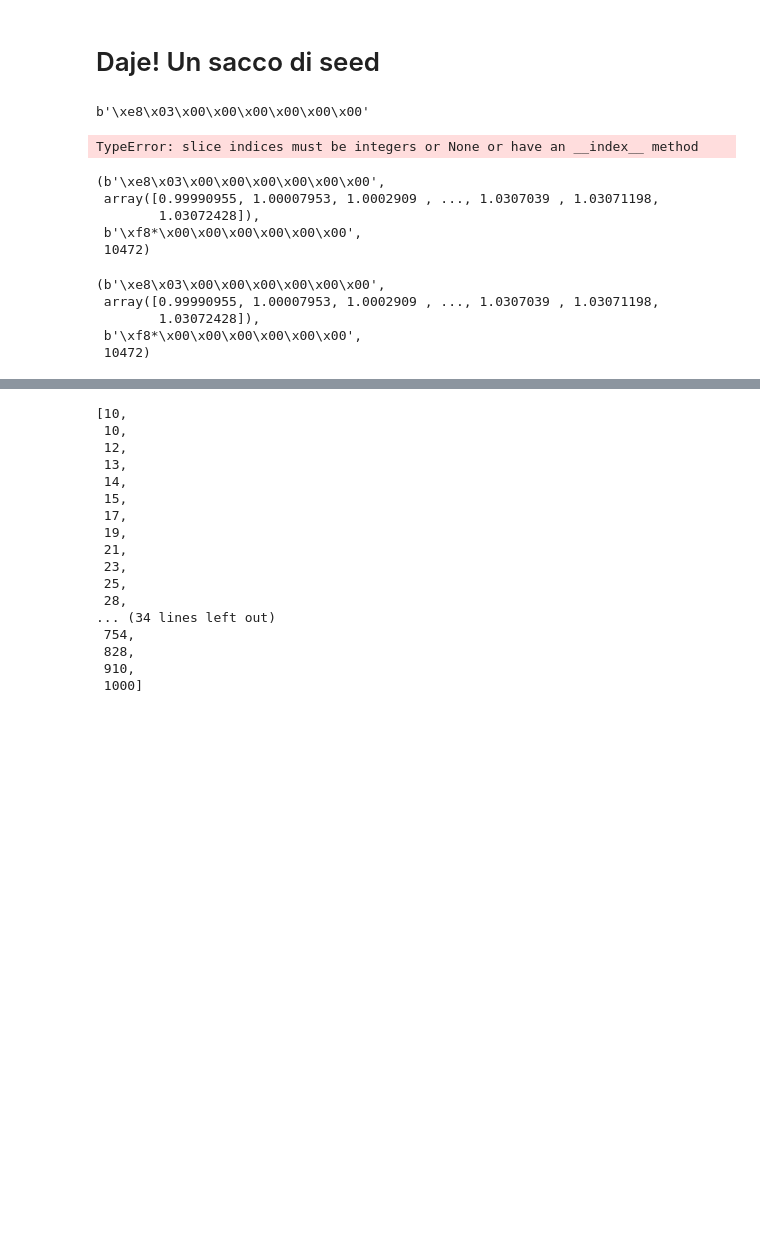
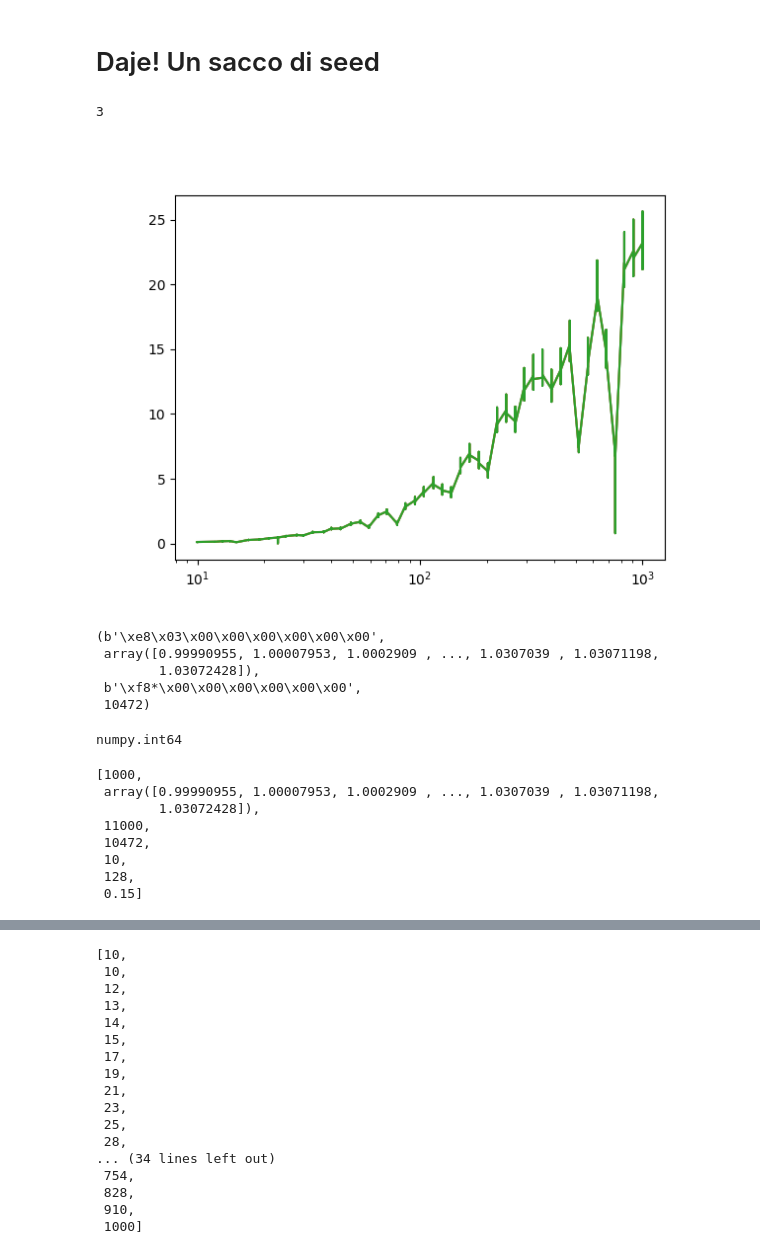
Before and after one commit to giusSacco/ADR, a Jupyter notebook: parameter_spanning.ipynb, the cells around one changed output, grey strips where cells are left out. Saved outputs shown, nothing was run; the diff lists cells and outputs as text; code cells hidden in the pictures; blank space fills up the shorter version.

```diff
--- a/parameter_spanning.ipynb
+++ b/parameter_spanning.ipynb
@@ -367,8 +367,7 @@ for period in periods:
                 raise ValueError('No data found')
             N_t_stationary.append(r[0])
             c_avg.append(str(r[1]))
-            data_periods.append(periods)
-            print(r[0])
+            data_periods.append(period)
             m, a, p = get_oscillation_amplitude(r[1][r[0]:])
             mean.append(m)
             amplitude.append(a)
@@ -376,18 +375,23 @@ for period in periods:
             seed = r[3]
 
             dataset[seed] = {'N_t_stationary': N_t_stationary, 'c_avg': c_avg, 'periods': data_periods, 'mean':mean, 'phase':phase, 'amplitude':amplitude}
-# %% [output]
-b'\xe8\x03\x00\x00\x00\x00\x00\x00'
-TypeError: slice indices must be integers or None or have an __index__ method
+# %%
+len(dataset.keys())
+# %% [output]
+3
 # %%
-plt.figure()
-
-for seed in dataset.keys():
-
-    plt.plot(dataset[seed]['periods'], dataset[seed]['amplitude']/np.max(dataset[seed]['amplitude']), label=seed)
+plt.close('all')
 
 plt.figure()
+for seed in dataset.keys():
+    plt.plot(dataset[seed]['periods'], dataset[seed]['amplitude'], label=seed)
 
-for seed in dataset.keys():
+plt.xscale('log')
 
-    plt.plot(dataset[seed]['periods'], dataset[seed]['phase'], label=seed)
+# plt.figure()
+
+# for seed in dataset.keys():
+
+#     plt.plot(dataset[seed]['phase'], label=seed)
+# %% [output]
+[figure, added]
@@ -401,11 +407,21 @@ select_from_multiple_params(conn, ['N_period'], [periods[0]], ['N_t_stationary',
         1.03072428]),
  b'\xf8*\x00\x00\x00\x00\x00\x00',
  10472)
+# %%
+type(periods[0])
+# %% [output]
+numpy.int64
 # %%
-select_from_param(conn, 'N_period', periods[0], ['N_t_stationary','c_avg', 'Nt', 'rand_seed'])[0]
+from sqlite_handler import select_from_param, Connection, select_from_multiple_params
+with Connection('./Simulations.db') as conn:
+    r= select_from_param(conn, 'N_period', periods[0], ['N_t_stationary','c_avg', 'Nt', 'rand_seed', 'N_period', 'Nx', 'alpha_x0'])[0]
+r
 # %% [output]
-(b'\xe8\x03\x00\x00\x00\x00\x00\x00',
+[1000,
  array([0.99990955, 1.00007953, 1.0002909 , ..., 1.0307039 , 1.03071198,
         1.03072428]),
- b'\xf8*\x00\x00\x00\x00\x00\x00',
- 10472)
+ 11000,
+ 10472,
+ 10,
+ 128,
+ 0.15]
```
Also changed, not shown: parts of 5 cells of this notebook, 1 other file.
